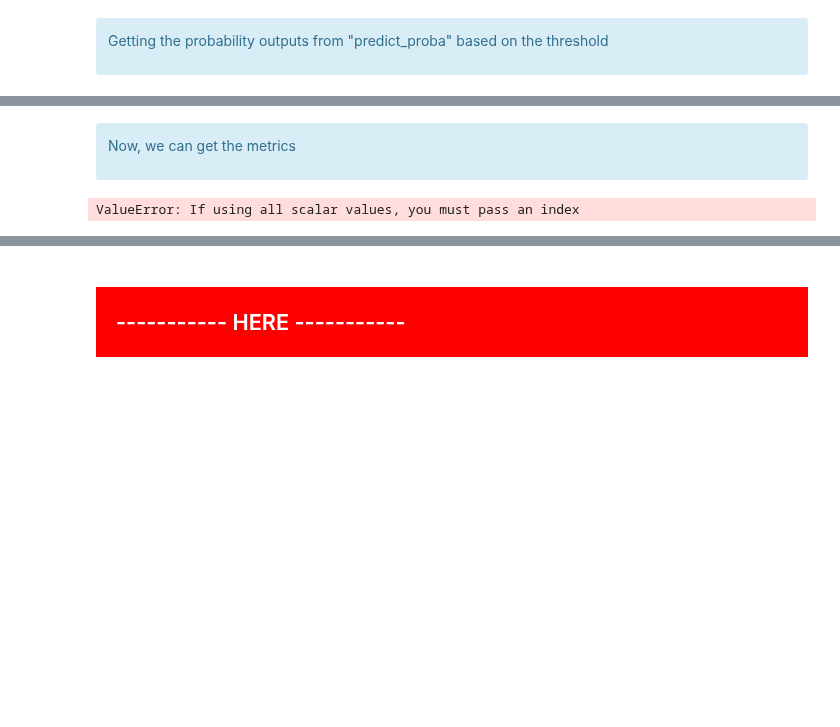
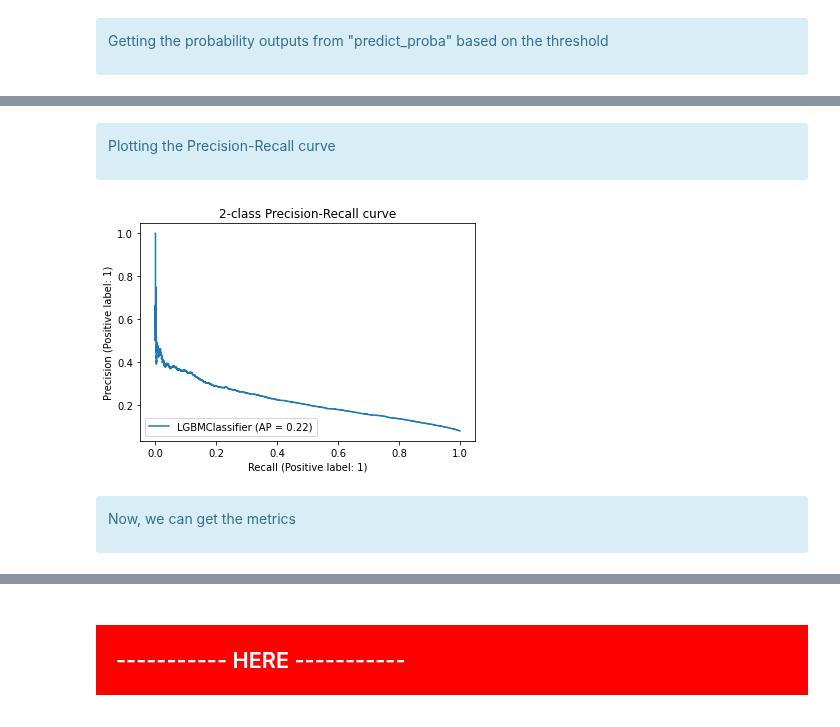
Before and after one commit to samirhinojosa/OC-P7-IMPLEMENT-A-SCORING-MODEL, a Jupyter notebook: notebooks/FINAL_notebook-modeling-aws.ipynb, the cells around one changed output, grey strips where cells are left out. Saved outputs shown, nothing was run; the diff lists cells and outputs as text; code cells hidden in the pictures; blank space fills up the shorter version.

```diff
--- a/notebooks/FINAL_notebook-modeling-aws.ipynb
+++ b/notebooks/FINAL_notebook-modeling-aws.ipynb
@@ -677,3 +723,12 @@ y_pred = (y_pred > threshold).astype(int)
+# %% [markdown]
+<div class="alert alert-block alert-info">
+    <p>Plotting the Precision-Recall curve</p>
+</div>
+# %%
+display = PrecisionRecallDisplay.from_predictions(y_test.ravel(), y_prob.ravel(), name="LGBMClassifier")
+_ = display.ax_.set_title("2-class Precision-Recall curve")
+# %% [output]
+[figure, added]
 # %% [markdown]
 <div class="alert alert-block alert-info">
     <p>Now, we can get the metrics</p>
@@ -696,10 +741,9 @@ df_tempasdas = df_models_metrics.copy()
 # %%
-deXX = pd.DataFrame({
-    "Model" : "class_weight - Random Forest",
+df_temp = pd.DataFrame({
+    "Model" : ["Class weight - Random Forest"],
     "ROC-AUC" : roc_auc,
     "Recall" : recall,
     "F1" : f1,
-    "Duration" : end_time_model,
+    "Custom Score" : custom,
+    "Duration" : round(end_time_model/60, 1)
 })
-# %% [output]
-ValueError: If using all scalar values, you must pass an index
```
Also changed, not shown: parts of 24 cells of this notebook, 1 other file.
